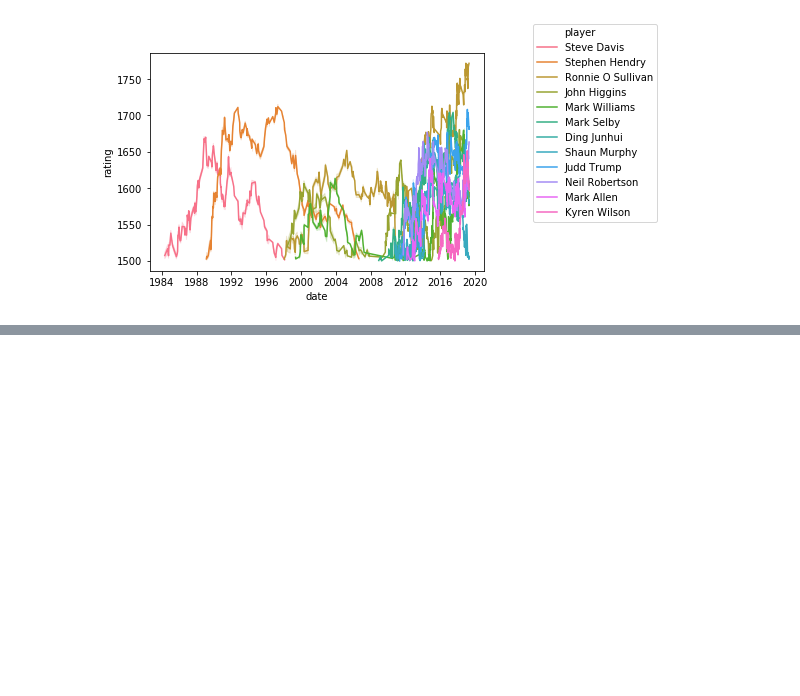
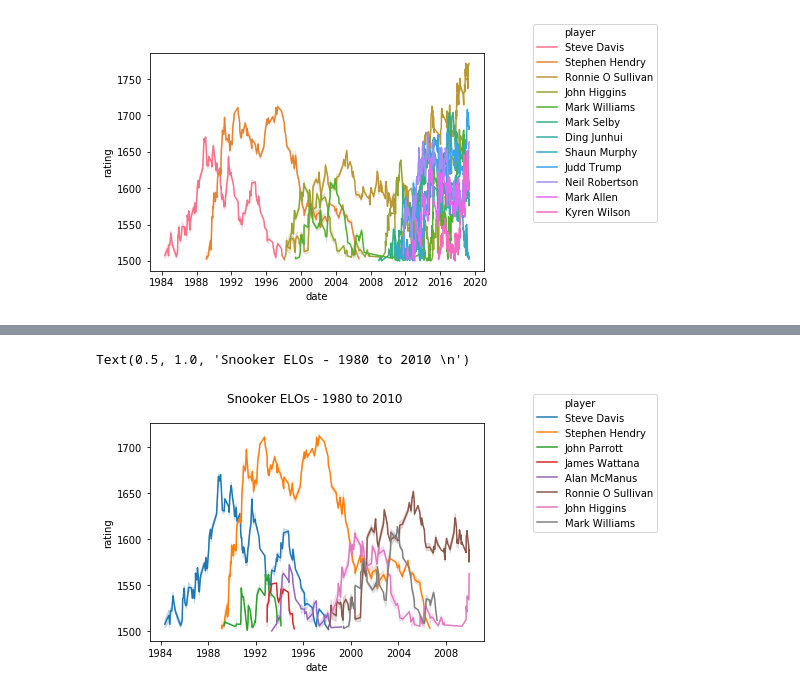
Before and after one commit to oli5679/football_elos, a Jupyter notebook: Snooker Rater.ipynb, the cells around one changed output, grey strips where cells are left out. Drawn from its saved outputs; the diff is of its cells as text; code cells hidden in the pictures; blank space fills up the shorter version.

```diff
--- a/Snooker Rater.ipynb
+++ b/Snooker Rater.ipynb
@@ -73,3 +75,17 @@ plt.legend(bbox_to_anchor=(1.0,1.0),\
+# %%
+older_df = plot_df.loc[ (plot_df.date > '1970')
+                       & (plot_df.rating > 1500)
+                       & (plot_df.max_rating > 1550)
+                       & (plot_df.date < '2010')
+                       & (plot_df.player != 'Mark Selby'),:]
+# %%
+ax= sns.lineplot(data=older_df,x='date',y='rating',hue='player')
+plt.legend(bbox_to_anchor=(1.0,1.0),\
+    bbox_transform=plt.gcf().transFigure)
+plt.title('Snooker ELOs - 1980 to 2010 \n')
+# %% [output]
+Text(0.5, 1.0, 'Snooker ELOs - 1980 to 2010 \n')
+[figure, added]
 # %%
 with open('data/snooker_ratings.pickle', 'wb') as f:
     pickle.dump( dict(s_ratings),f)
```
Also changed, not shown: parts of 3 cells of this notebook, 1 other file.
